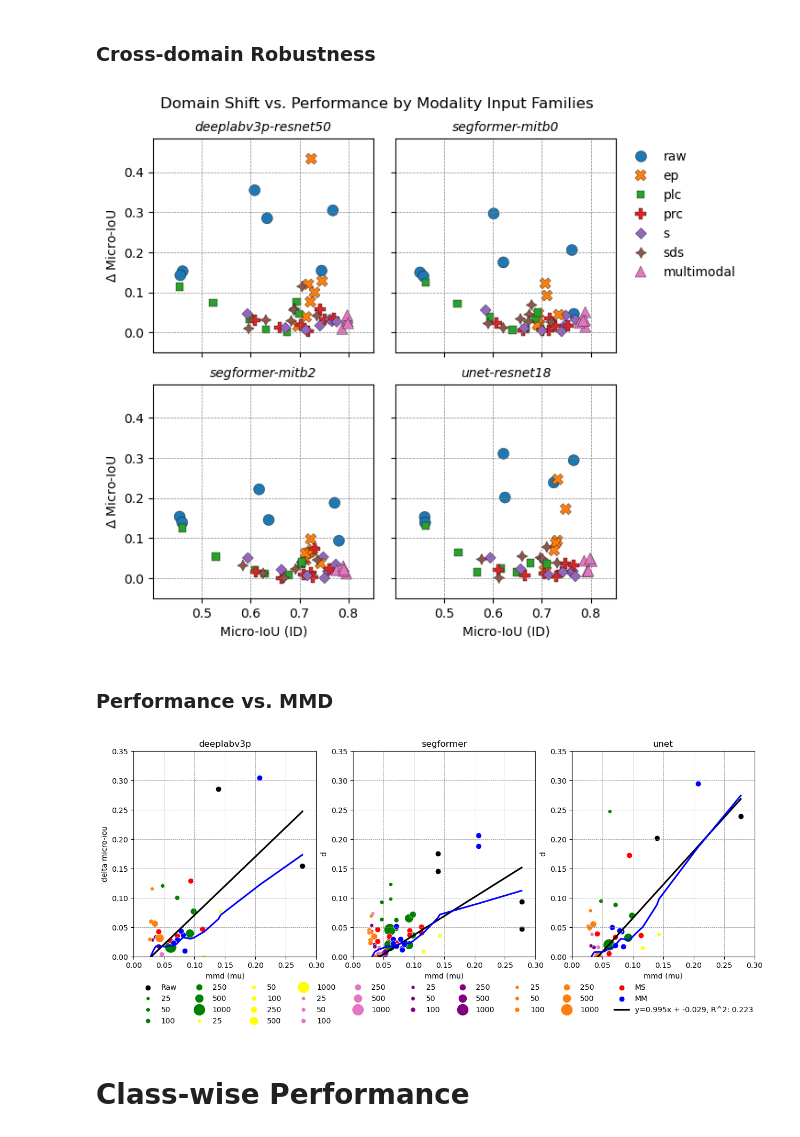
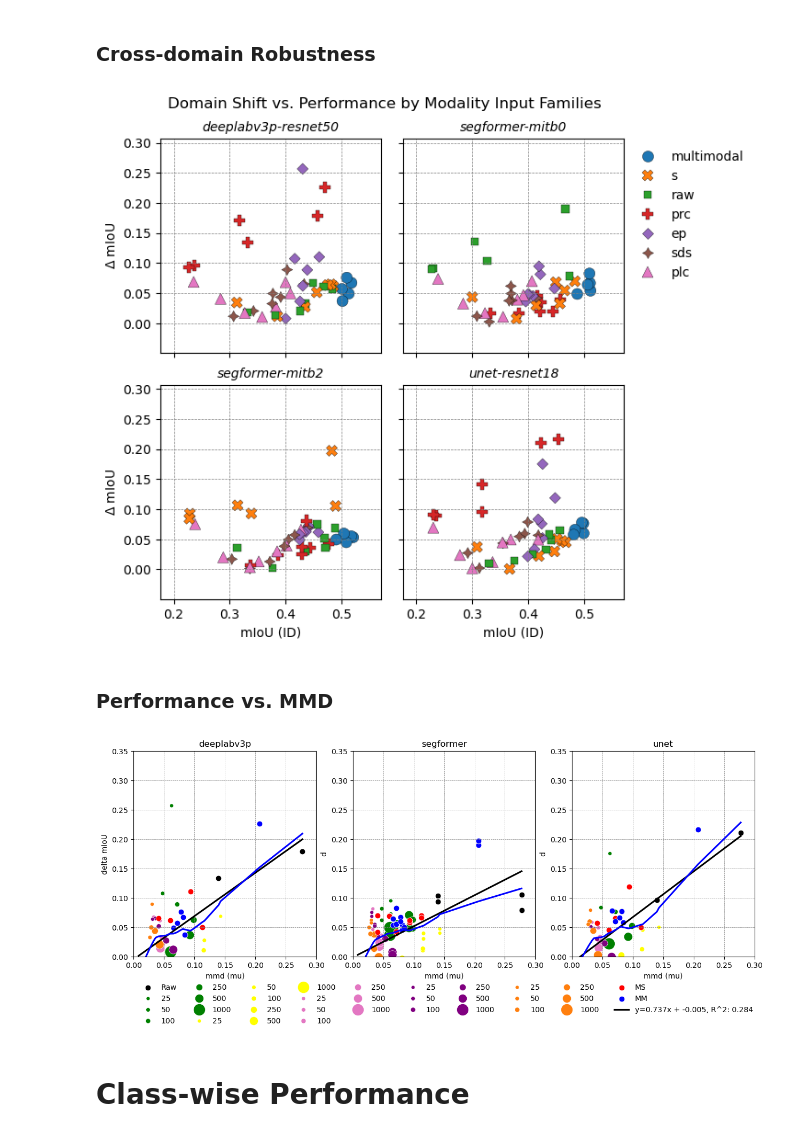
Before and after one commit to masseygeo/earthscape, a Jupyter notebook: notebooks/analysis_seg.ipynb, the cells around one changed output. Saved outputs shown, nothing was run; the diff lists cells and outputs as text; code cells hidden in the pictures.

Commit message:
Updated segmentation analysis notebook.

```diff
--- a/notebooks/analysis_seg.ipynb
+++ b/notebooks/analysis_seg.ipynb
@@ -248,14 +238,11 @@ single_path = os.path.join(assets_dir, 'compiled_global.csv')
 df_single = pd.read_csv(single_path)
 
 # metric to plot...
-metric = 'iou'
-metric_label = 'Micro IoU'
+metric = 'macro_iou'
+metric_label = 'mIoU'
 
 # models to use...
 models = ['unet-resnet18', 'deeplabv3p-resnet50', 'segformer-mitb0', 'segformer-mitb2']
-
-# output path for figure
-output_path = os.path.join(assets_dir, 'rankings_all_iou.png')
 
 
 ##### plot bar chart rankings...
@@ -271,10 +258,10 @@ for m in df_single['model-encoder'].unique():
     if m in models:
 
         df = df_single[df_single['model-encoder'] == m].copy()
-        df.sort_values(f"micro_{metric} (id)", ascending=False, inplace=True)
+        df.sort_values(f"{metric} (id)", ascending=False, inplace=True)
         order = df['input'].to_list()
-        max_val = df[f"micro_{metric} (id)"].max().item()
-        df_plot = df.melt(id_vars=['input'], value_vars=[f"micro_{metric} (id)", f"micro_{metric} (cd)"], var_name='domain', value_name=metric)
+        max_val = df[f"{metric} (id)"].max().item()
+        df_plot = df.melt(id_vars=['input'], value_vars=[f"{metric} (id)", f"{metric} (cd)"], var_name='domain', value_name=metric)
         sns.barplot(ax=ax[idx], data=df_plot, x=metric, y='input', hue='domain', order=order, edgecolor='k', linewidth=0.5, legend=False)
         ax[idx].set_title(m, style='italic', fontsize=10)
         ax[idx].set_xticks([0, 0.25, 0.5, max_val])
@@ -291,6 +278,6 @@ for axes in ax:
 
 plt.suptitle(f"EarthScape v{VERSION} Baseline Experiments Performance", y=0.925)
 
-# plt.savefig(output_path, dpi=500, bbox_inches='tight', pad_inches=0)
+plt.savefig(os.path.join(assets_dir, 'rankings.svg'), format='svg', bbox_inches='tight')
 plt.show()
 # %% [output]
@@ -482,8 +378,8 @@ plt.show()
 compiled_path = os.path.join(assets_dir, 'compiled_global.csv')
 
 # metric to plot...
-metric = 'iou'
-metric_label = 'Micro-IoU'
+metric = 'macro_iou'
+metric_label = 'mIoU'
 
 # define variables...
 engineered_features = ['ep', 'plc', 'prc', 's', 'sds']
@@ -491,9 +387,6 @@ support_bins = [25, 50, 100, 250, 500, 1000]
 support_order = support_bins + ['ms']
 size_map = {k:v for k, v in zip(support_order, np.arange(10, 175, 25))}
 family_order = ['raw', 'ep', 'plc', 'prc', 's', 'sds', 'multimodal']
-
-# output path for figure
-output_path = os.path.join(assets_dir, 'cross_performance_scatter_delta.png')
 
 
 ##### pre-processing...
@@ -513,7 +406,7 @@ df_compiled['spatial_support'] = df_compiled['scale'].apply(lambda x: spatial_su
 df_compiled['spatial_support'] = pd.Categorical(df_compiled['spatial_support'], categories=support_order, ordered=True)
 
 # calculate cross-domain performance gap
-df_compiled['delta'] = np.abs(df_compiled[f"micro_{metric} (id)"] - df_compiled[f"micro_{metric} (cd)"])
+df_compiled['delta'] = np.abs(df_compiled[f"{metric} (id)"] - df_compiled[f"{metric} (cd)"])
 
 df_compiled['model-encoder'] = df_compiled['model'] + '-' + df_compiled['encoder']
 
@@ -523,49 +416,41 @@ fig, ax = plt.subplots(nrows=2, ncols=2, sharex=True, sharey=True, figsize=(6.5,
 fig.subplots_adjust(wspace=0.1, hspace=0.15)
 ax = ax.ravel()
 
-xmin = df_compiled[f"micro_{metric} (id)"].min() - 0.05
-xmax = df_compiled[f"micro_{metric} (id)"].max() + 0.05
+xmin = df_compiled[f"{metric} (id)"].min() - 0.05
+xmax = df_compiled[f"{metric} (id)"].max() + 0.05
 ymin = df_compiled['delta'].min() - 0.05
 ymax = df_compiled['delta'].max() + 0.05
 
 # iterate over model architectures...
 models = df_compiled['model-encoder'].unique()
 for idx, m in enumerate(models):
 
     # get subsets for specific architecture and multiscale...
     subset = df_compiled[df_compiled['model-encoder'] == m].copy()
 
     # plot scatterplot of each model architecture...
     legend = False
     if idx == 1:
         legend = True
-    sns.scatterplot(ax=ax[idx], data=subset, x=f"micro_{metric} (id)", y='delta', hue='family', style='family', s=75, linewidth=0.25, edgecolor='k', legend=legend)
+    sns.scatterplot(ax=ax[idx], data=subset, x=f"{metric} (id)", y='delta', hue='family', style='family', s=75, linewidth=0.25, edgecolor='k', legend=legend)
 
     # customize plot...
     ax[idx].set_xlim(xmin, xmax)
     ax[idx].set_ylim(ymin, ymax)
     ax[idx].set_xlabel(f"{metric_label} (ID)")
     ylab = r'$\Delta$ ' + f"{metric_label}"
     ax[idx].set_ylabel(ylab)
-    # if 'resnet' in m:
-    #     name = 'ResNet' + m[-2:]
-    #     ax[idx].set_title(name, style='italic', fontsize=10)
-    # elif 'vit' in m:
-    #     ax[idx].set_title('ViT', style='italic', fontsize=10)
-    # elif 'swin' in m:
-    #     ax[idx].set_title('Swin', style='italic', fontsize=10)
     ax[idx].set_title(subset['model-encoder'].unique().item(), style='italic', fontsize=10)
     ax[idx].grid(axis='both', linestyle='--', linewidth=0.5, color='0.5')
 
 # legend
 ax[1].legend(loc='upper left', bbox_to_anchor=(1,1), frameon=False)
 plt.suptitle('Domain Shift vs. Performance by Modality Input Families', y=0.95)
 
-# save and show...
-# plt.savefig(output_path, bbox_inches='tight', pad_inches=0, dpi=300)
+# plt.savefig(os.path.join(assets_dir, 'cross_performance_scatter_delta.png'), bbox_inches='tight', pad_inches=0, dpi=300)
 plt.show()
 # %% [output]
-[figure, old version]
+[figure, new version]
 # %% [markdown]
 ### Performance vs. MMD
 # %%
@@ -582,11 +467,10 @@ mmd_path = glob.glob(r'../assets/data_eda/*mmd_summary.csv')[0]
 metric = 'd'
 
 
-# ##### pre-processing...
+##### pre-processing...
 df_compiled = pd.read_csv(compiled_path)
 df_compiled[["family", "spatial support"]] = df_compiled["input"].apply(parse_input_label)
 df_mmd = pd.read_csv(mmd_path)
-# df_mmd['input'] = df_mmd['input'].apply(lambda x: str(x).lower().replace(' ', '-'))
 df = pd.merge(left=df_compiled, right=df_mmd, left_on='input', right_on='input', how='inner')
 
 
@@ -597,8 +481,8 @@ for idx, m in enumerate(df['model'].unique()):
     mask = df['model'] == m
     subset = df[mask].copy()
 
-    subset['d'] = subset['micro_iou (id)'] - subset['micro_iou (cd)']
-    subset['dr'] = (subset['micro_iou (id)'] - subset['micro_iou (cd)']) / subset['micro_iou (id)'] * 100
+    subset['d'] = subset['macro_iou (id)'] - subset['macro_iou (cd)']
+    subset['dr'] = (subset['macro_iou (id)'] - subset['macro_iou (cd)']) / subset['macro_iou (id)'] * 100
 
     res = stats.linregress(subset["mmd (mu)"], subset[f"{metric}"])
     r2 = res.rvalue**2
@@ -628,12 +512,12 @@ for idx, m in enumerate(df['model'].unique()):
 for axes in ax:
     axes.legend().remove()
 ax[0].legend(loc='upper left', bbox_to_anchor=(0,-0.1), frameon=False, ncols = 10)
-ax[0].set_ylabel("delta micro-iou")
+ax[0].set_ylabel("delta mIoU")
 
-plt.savefig(f"{ASSETS_DIR}/baselines/segmentation/delta_vs_mmd_seg.svg", format='svg', bbox_inches='tight')
+plt.savefig(f"{assets_dir}/delta_vs_mmd_seg.svg", format='svg', bbox_inches='tight')
 plt.show()
 # %% [output]
-[figure, old version]
+[figure, new version]
 # %% [markdown]
 # **Class-wise Performance**
 # %% [markdown]
```
Also changed, not shown: parts of 24 cells of this notebook, 15 other files.
